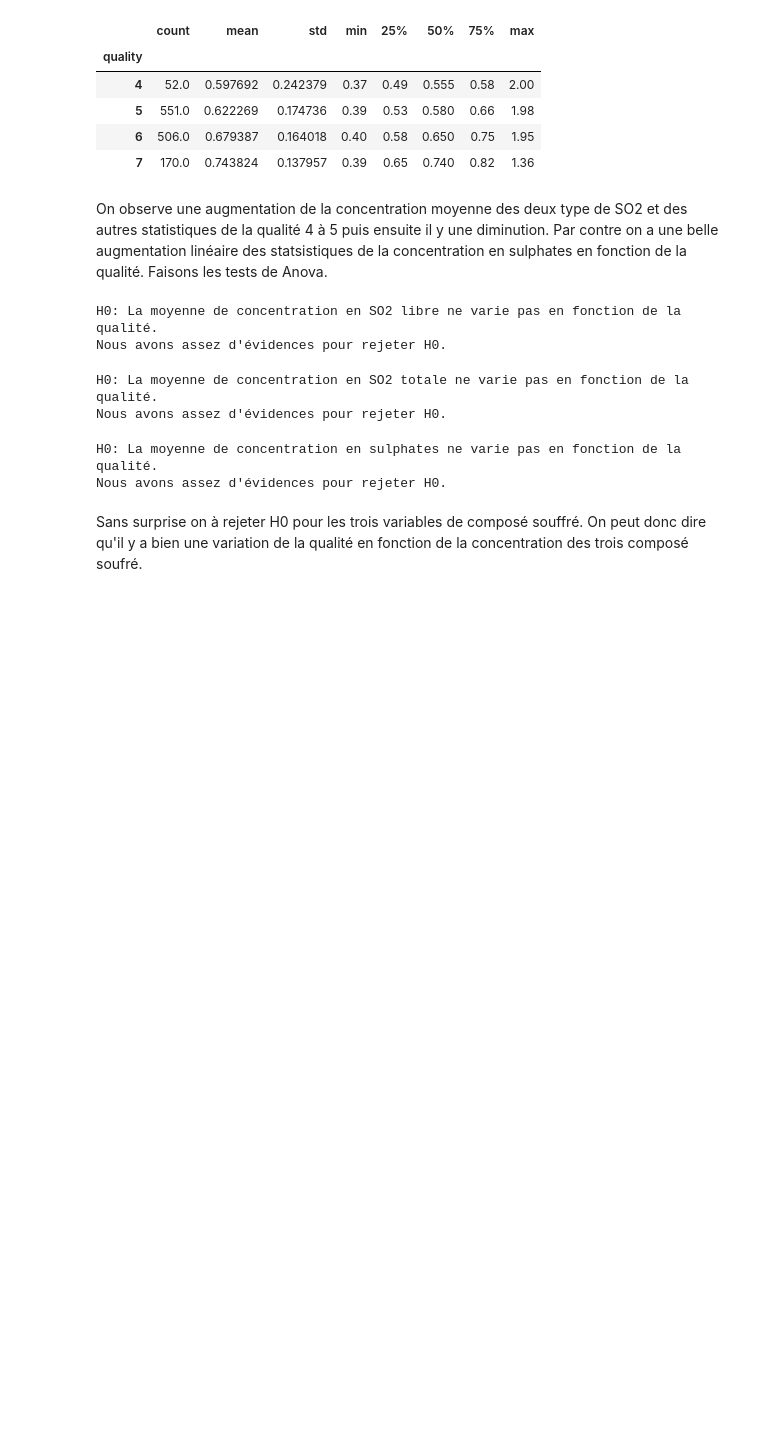
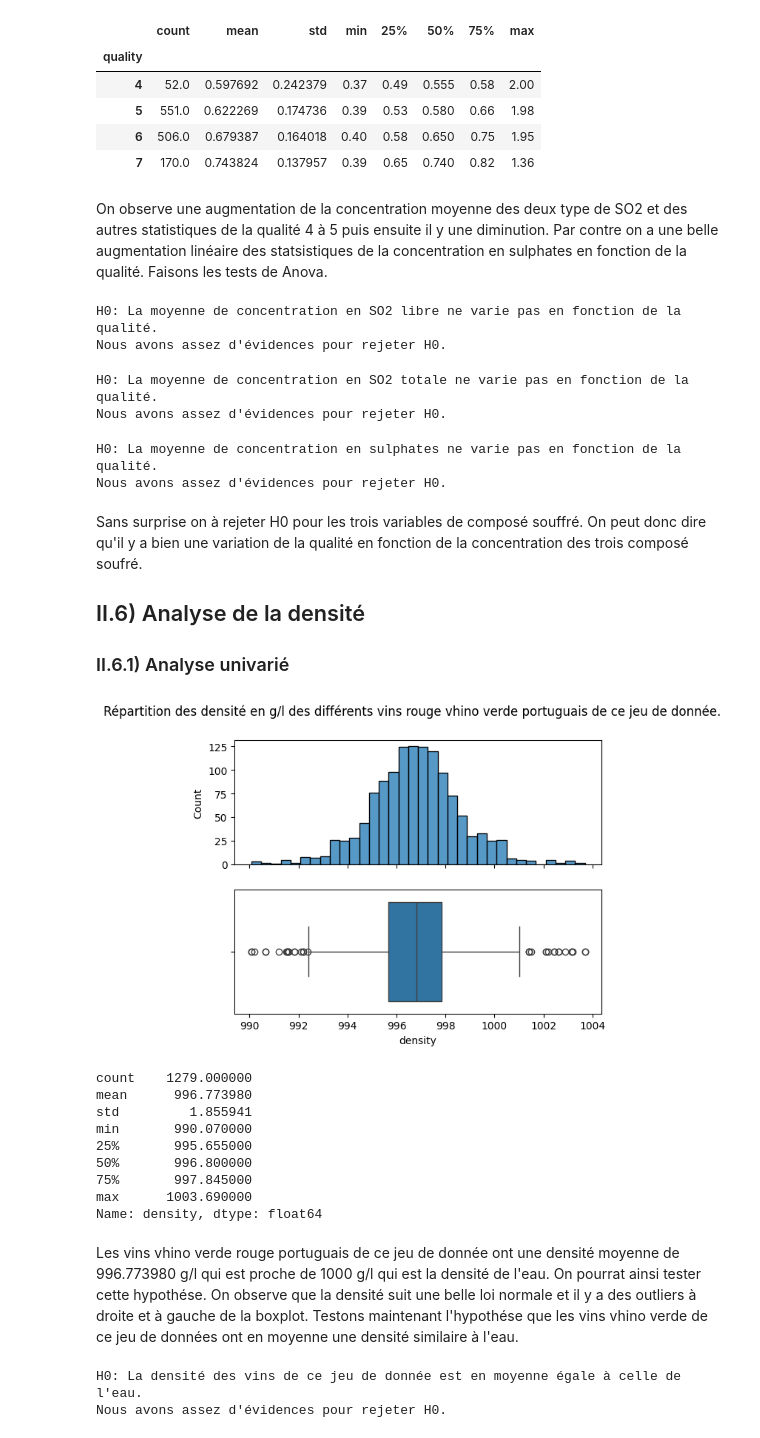
Before and after one commit to fmazur57u/WineQualityPrediction, a Jupyter notebook: winePrediction.ipynb, the cells around one changed output. Cells and saved outputs as stored; diff of their text form; code cells hidden in the pictures; blank space fills up the shorter version.

Commit message:
Finalisation de la premiére analyse

```diff
--- a/winePrediction.ipynb
+++ b/winePrediction.ipynb
@@ -608,3 +608,45 @@ H0: La moyenne de concentration en sulphates ne varie pas en fonction de la qual
 Nous avons assez d'évidences pour rejeter H0.
 # %% [markdown]
 Sans surprise on à rejeter H0 pour les trois variables de composé souffré. On peut donc dire qu'il y a bien une variation de la qualité en fonction de la concentration des trois composé soufré.
+
+## II.6) Analyse de la densité
+
+### II.6.1) Analyse univarié
+# %%
+fig, ax = plt.subplots(2, 1, sharex="col")
+plt.suptitle(
+    "Répartition des densité en g/l des différents vins rouge vhino verde portuguais de ce jeu de donnée."
+)
+sns.histplot(data=analyse_set, x="density", ax=ax[0])
+sns.boxplot(data=analyse_set, x="density", ax=ax[1])
+plt.show()
+analyse_set["density"].describe()
+# %% [output]
+[figure, added]
+count    1279.000000
+mean      996.773980
+std         1.855941
+min       990.070000
+25%       995.655000
+50%       996.800000
+75%       997.845000
+max      1003.690000
+Name: density, dtype: float64
+# %% [markdown]
+Les vins vhino verde rouge portuguais de ce jeu de donnée ont une densité moyenne de 996.773980 g/l qui est proche de 1000 g/l qui est la densité de l'eau. On pourrat ainsi tester cette hypothése. On observe que la densité suit une belle loi normale et il y a des outliers à droite et à gauche de la boxplot. Testons maintenant l'hypothése que les vins vhino verde de ce jeu de données ont en moyenne une densité similaire à l'eau.
+# %%
+print(
+    "H0: La densité des vins de ce jeu de donnée est en moyenne égale à celle de l'eau."
+)
+
+alpha = 0.02
+
+p_value = ttest_1samp(analyse_set["density"], popmean=1000).pvalue
+
+if p_value < alpha:
+    print("Nous avons assez d'évidences pour rejeter H0.")
+else:
+    print("Nous n'avons pas assez d'évidence pour rejeter H0.")
+# %% [output]
+H0: La densité des vins de ce jeu de donnée est en moyenne égale à celle de l'eau.
+Nous avons assez d'évidences pour rejeter H0.
```
Also changed, not shown: parts of 7 cells of this notebook.
